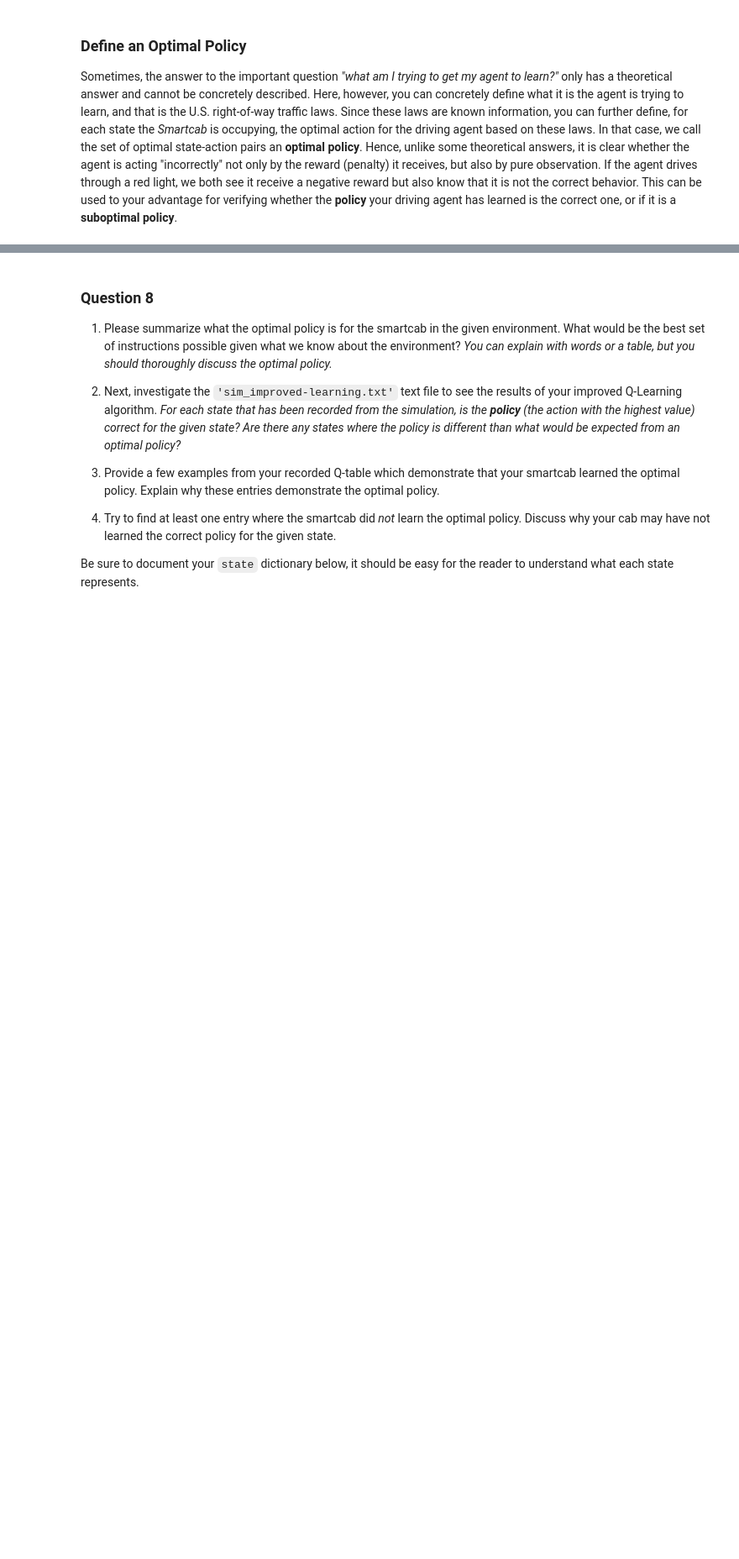
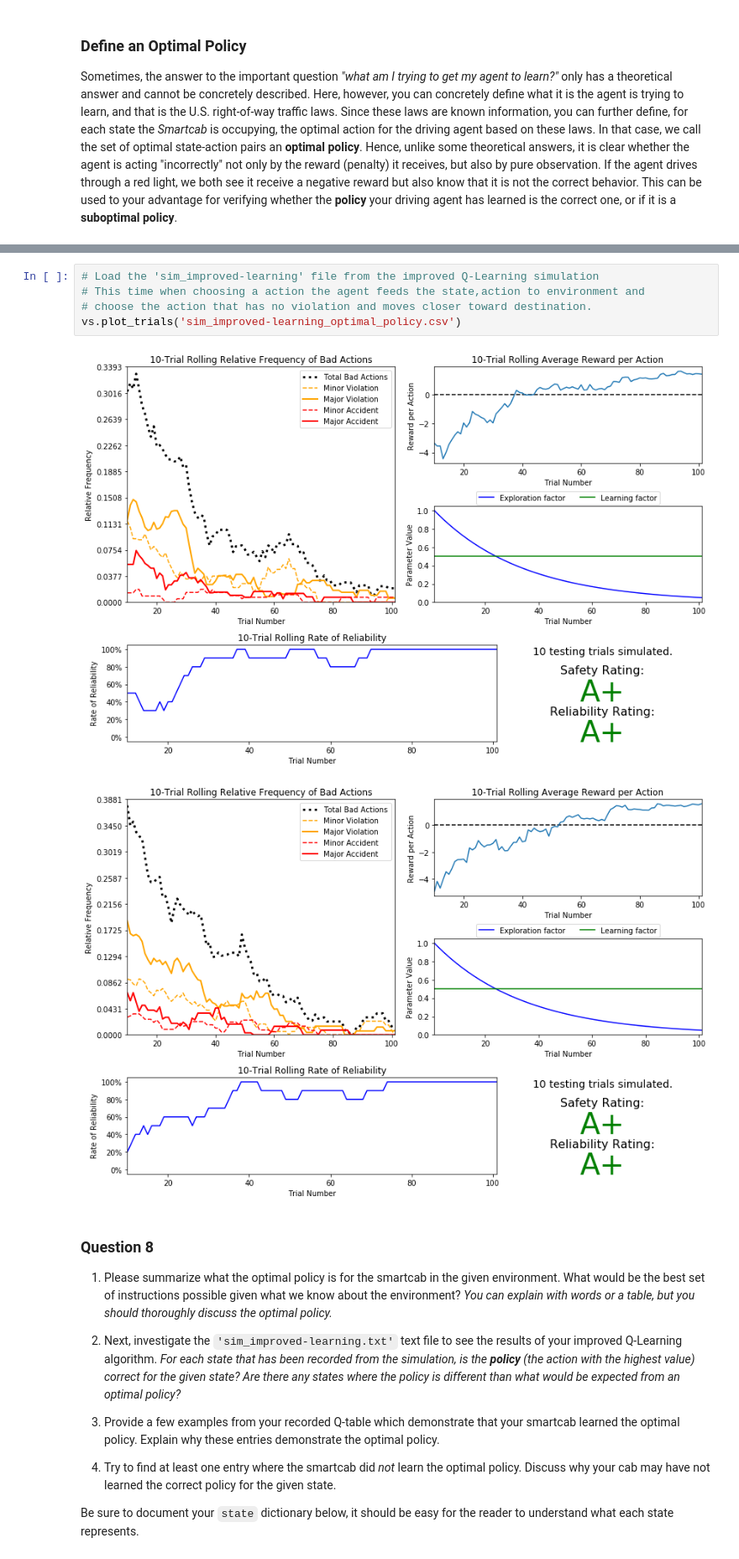
Before and after one commit to mengxinzhao/udacity-ml-ps-17, a Jupyter notebook: smartcab/smartcab.ipynb, the cells around one changed output, grey strips where cells are left out. Shown at 84% size. Cells and saved outputs as stored; diff of their text form; blank space fills up the shorter version.

```diff
--- a/smartcab/smartcab.ipynb
+++ b/smartcab/smartcab.ipynb
@@ -269,6 +270,14 @@ Sometimes, the answer to the important question *"what am I trying to get my age
 vs.plot_trials('sim_improved-learning_peeking_env.csv')
 # %% [output]
 [figure]
+# %%
+# Load the 'sim_improved-learning' file from the improved Q-Learning simulation
+# This time when choosing a action the agent feeds the state,action to environment and
+# choose the action that has no violation and moves closer toward destination.
+vs.plot_trials('sim_improved-learning_optimal_policy.csv')
+# %% [output]
+[figure, added]
+[figure, added]
 # %% [markdown]
 ### Question 8
 
```
Also changed, not shown: parts of 10 cells of this notebook, 3 other files.
